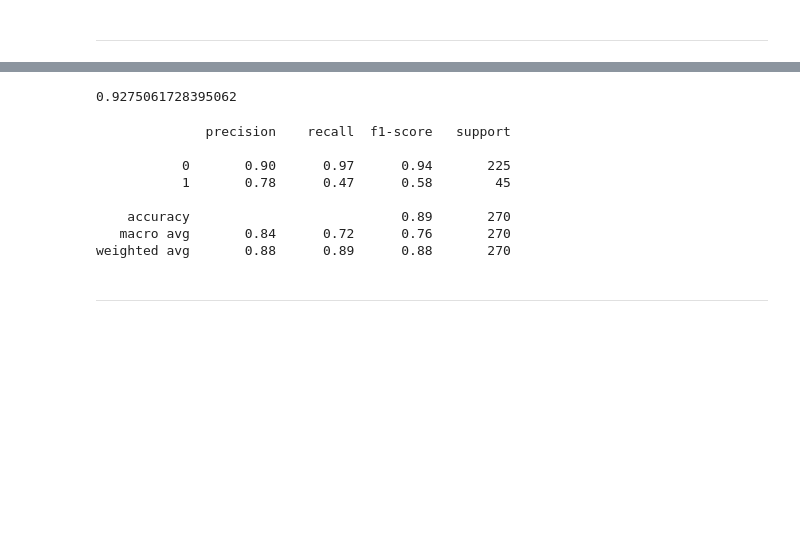
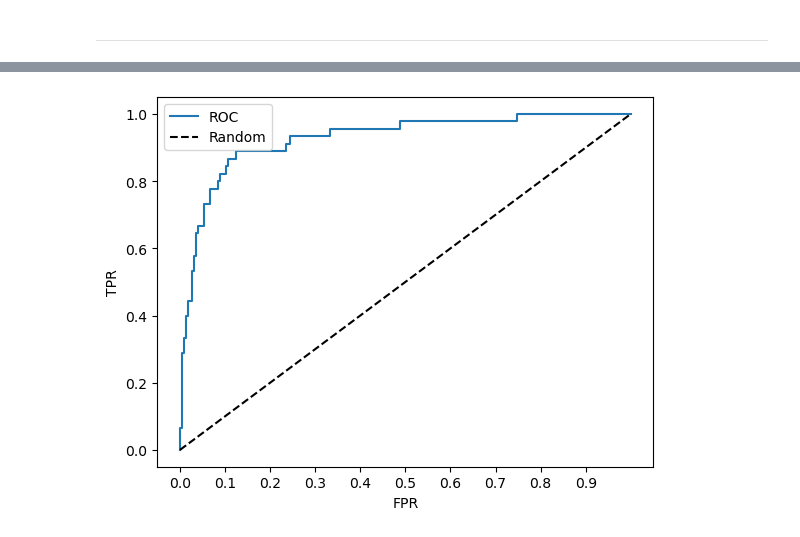
Before and after one commit to choeyunbeom/test-repo, a Jupyter notebook: 16.분류_문제.ipynb, the cells around one changed output, grey strips where cells are left out. Saved outputs shown, nothing was run; the diff lists cells and outputs as text; code cells hidden in the pictures; blank space fills up the shorter version.

```diff
--- a/16.분류_문제.ipynb
+++ b/16.분류_문제.ipynb
@@ -428,17 +373,0 @@ pred_proba3 = logi3.predict_proba(scaled_test3)[:,1]
-# %%
-roc_auc_score(y_test3, pred_proba3)
-# %% [output]
-0.9275061728395062
-# %%
-print(classification_report(y_test3, pred3))
-# %% [output]
-              precision    recall  f1-score   support
-
-           0       0.90      0.97      0.94       225
-           1       0.78      0.47      0.58        45
-
-    accuracy                           0.89       270
-   macro avg       0.84      0.72      0.76       270
-weighted avg       0.88      0.89      0.88       270
-# %% [markdown]
-<hr>
@@ -446,0 +374,19 @@ df4 = df.copy()
+# %%
+pred_proba_class1 = logi.predict_proba(scaled_test)[:, 1]
+
+fprs, tprs, thresholds = roc_curve(y_test, pred_proba_class1)
+
+plt.figure()
+plt.plot(fprs, tprs, label = "ROC")
+plt.plot([0, 1], [0, 1], "k--", label = "Random")
+
+plt.xticks(np.round(np.arange(0, 1, 0.1), 2))
+plt.xlabel("FPR")
+plt.ylabel("TPR")
+plt.legend()
+# plt.xlim(0, 1)
+# plt.ylim(0, 1)
+
+plt.show()
+# %% [output]
+[figure, added]
```
Also changed, not shown: parts of 27 cells of this notebook.
